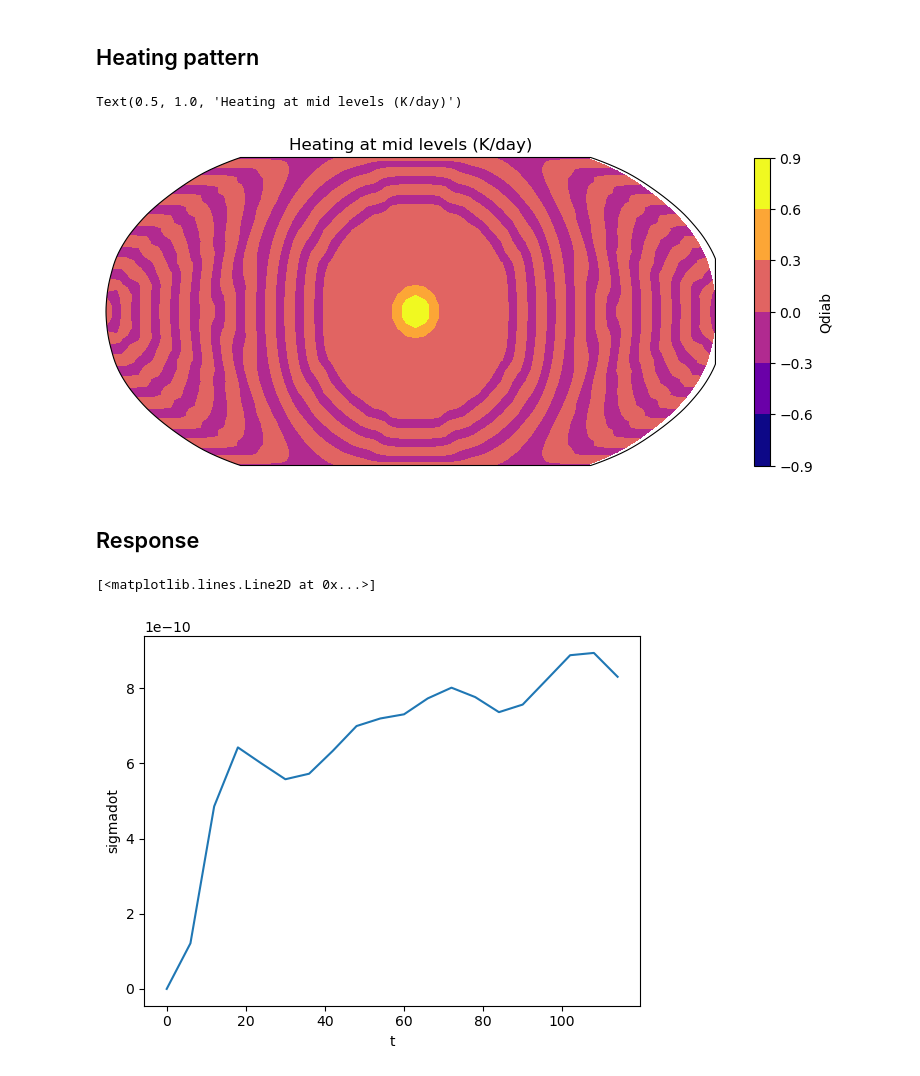
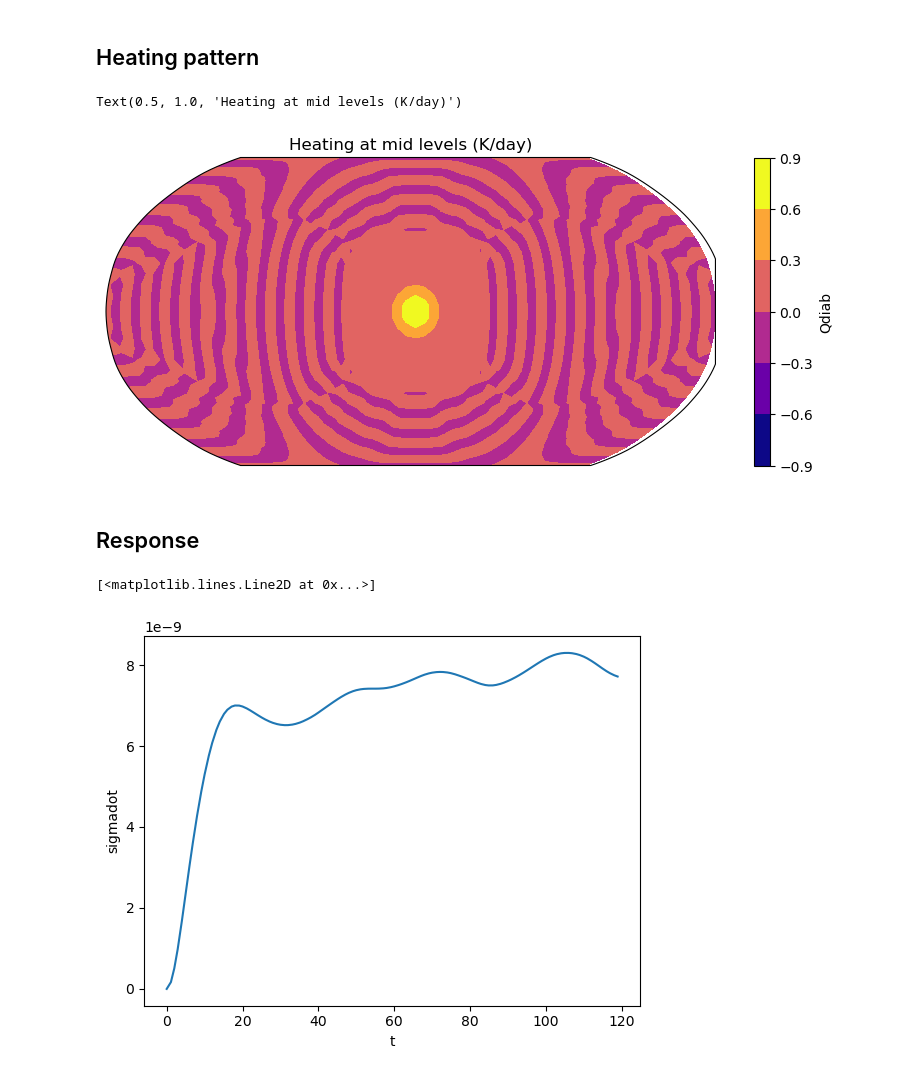
Before and after one commit to qnicolas/stationaryWave, a Jupyter notebook: twelveLevel.ipynb, the cells around one changed output. Saved outputs shown, nothing was run; the diff lists cells and outputs as text; code cells hidden in the pictures.

```diff
--- a/twelveLevel.ipynb
+++ b/twelveLevel.ipynb
@@ -4,20 +4,20 @@
 
 import numpy as np
 import matplotlib.pyplot as plt
-import dedalus.public as d3
-import logging
-logger = logging.getLogger(__name__)
 import xarray as xr
 
-import h5py
 import cartopy.crs as ccrs
 
+import sys
+p = '/home/qnicolas/stationaryWave/'
+if p not in sys.path:
+    sys.path.append(p)
 from mydedalustools import *
 
 %load_ext autoreload
 %autoreload 2
 
-SNAPSHOTS_DIR = "/pscratch/sd/q/qnicolas/stationarywave_snapshots/"
+SNAPSHOTS_DIR = "/net/helium/atmosdyn/qnicolas/stationarywave_snapshots/"
 # %% [output]
 env: OMP_NUM_THREADS=1
 env: NUMEXPR_MAX_THREADS=1
@@ -41,7 +31,7 @@ p0 = 1e5 * Pascal
 # %% [markdown]
 # Gill pattern
 # %%
-snapshot_id = 'stationarywave_12level_T32_gill'
+snapshot_id = 'stationarywave_12level_T32_idealgill'
 gill = open_h5s(snapshot_id,('s1',),SNAPSHOTS_DIR=SNAPSHOTS_DIR)
 gill = concat_levels(gill ,12)
 # %% [markdown]
@@ -49,11 +39,11 @@ gill = concat_levels(gill ,12)
 # %%
 # Perturbation vorticity in rhs run
 _,ax=plt.subplots(1,1,figsize=(10,4),subplot_kw={'projection':ccrs.Robinson()})
-(gill.Qdiab.isel(t=0,sigma=5)/(Kelvin/day)).transpose().plot.contourf(ax=ax,transform=ccrs.PlateCarree(),cmap=plt.cm.plasma)
+(gill.Qdiab.isel(t=0,sigma=5)).transpose().plot.contourf(ax=ax,transform=ccrs.PlateCarree(),cmap=plt.cm.plasma)
 plt.title('Heating at mid levels (K/day)')
 # %% [output]
 Text(0.5, 1.0, 'Heating at mid levels (K/day)')
-[figure, old version]
+[figure, new version]
 # %%
 qdiab = gill.Qdiab
 def plot_heating(ax):
@@ -62,7 +52,7 @@ def plot_heating(ax):
 ## Response
 # %%
 # CONVERGENCE
-(gill.sigmadot**2).mean(('longitude','latitude','sigma_stag')).plot()
+np.sqrt((gill.sigmadot**2).mean(('longitude','latitude','sigma_stag'))).plot()
 # %% [output]
 [<matplotlib.lines.Line2D at 0x...>]
-[figure, old version]
+[figure, new version]
```
Also changed, not shown: parts of 16 cells of this notebook, 2 other files.
